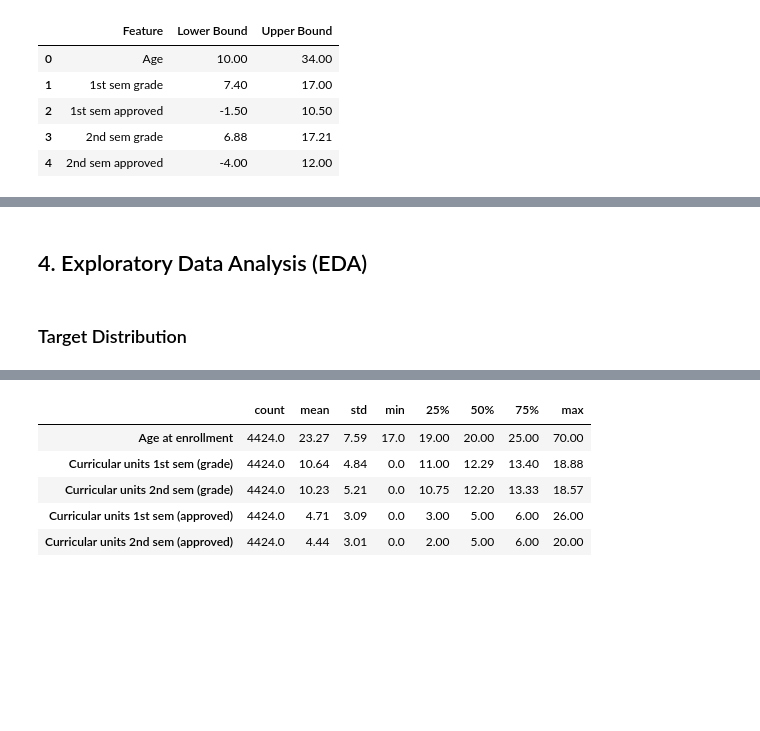
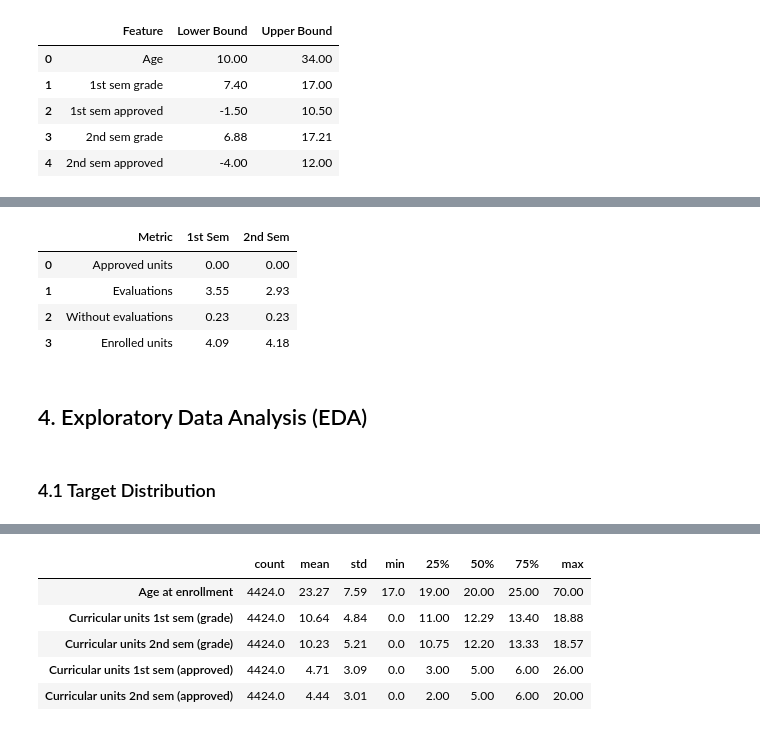
Before and after one commit to Neeraj14356/EduPulse-Student-Retention-Analysis, a Jupyter notebook: notebooks/edupulse_student_retention_analysis.ipynb, the cells around one changed output, grey strips where cells are left out. Drawn from its saved outputs; the diff is of its cells as text; code cells hidden in the pictures; blank space fills up the shorter version.

```diff
--- a/notebooks/edupulse_student_retention_analysis.ipynb
+++ b/notebooks/edupulse_student_retention_analysis.ipynb
@@ -159,0 +229,11 @@ outlier_df
+# %%
+zero_grade = df[ (df['Curricular units 1st sem (grade)'] == 0)  & (df['Curricular units 2nd sem (grade)'] == 0)]
+counts = zero_grade['Target'].value_counts()
+percentage = zero_grade['Target'].value_counts(normalize = True) * 100
+
+pd.DataFrame(
+    {
+        'Count':counts,
+        'Percentage(%)':percentage
+    }
+)
@@ -160,7 +246,32 @@ outlier_df
+# %%
+data = {
+    'Metric': ['Approved units', 'Evaluations', 'Without evaluations', 'Enrolled units'],
+    '1st Sem': [
+        round(zero_grade['Curricular units 1st sem (approved)'].mean(), 2),
+        round(zero_grade['Curricular units 1st sem (evaluations)'].mean(), 2),
+        round(zero_grade['Curricular units 1st sem (without evaluations)'].mean(), 2),
+        round(zero_grade['Curricular units 1st sem (enrolled)'].mean(), 2)
+    ],
+    '2nd Sem': [
+        round(zero_grade['Curricular units 2nd sem (approved)'].mean(), 2),
+        round(zero_grade['Curricular units 2nd sem (evaluations)'].mean(), 2),
+        round(zero_grade['Curricular units 2nd sem (without evaluations)'].mean(), 2),
+        round(zero_grade['Curricular units 2nd sem (enrolled)'].mean(), 2)
+    ]
+}
+
+zero_grade_avg = pd.DataFrame(data)
+zero_grade_avg
+# %% [output]
+|  | Metric | 1st Sem | 2nd Sem |
+| 0 | Approved units | 0.00 | 0.00 |
+| 1 | Evaluations | 3.55 | 2.93 |
+| 2 | Without evaluations | 0.23 | 0.23 |
+| 3 | Enrolled units | 4.09 | 4.18 |
 # %% [markdown]
 ## 4. Exploratory Data Analysis (EDA)
 # %% [markdown]
-### Target Distribution
+### 4.1 Target Distribution
 # %%
 target_summary = (
     df["Target"]
```
Also changed, not shown: parts of 72 cells of this notebook, 2 other files.
